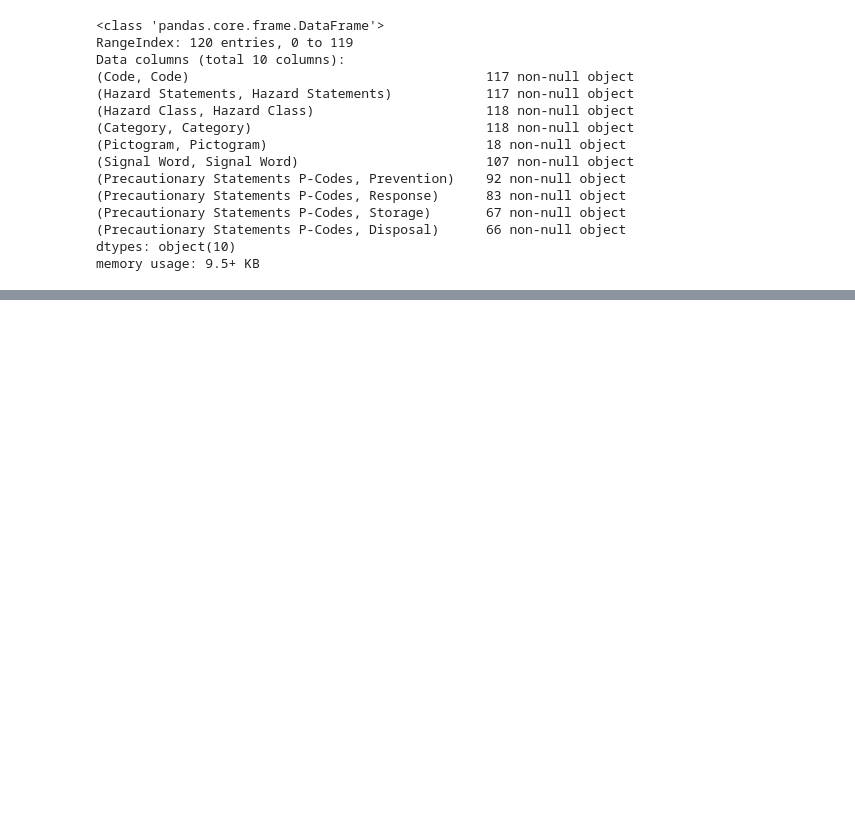
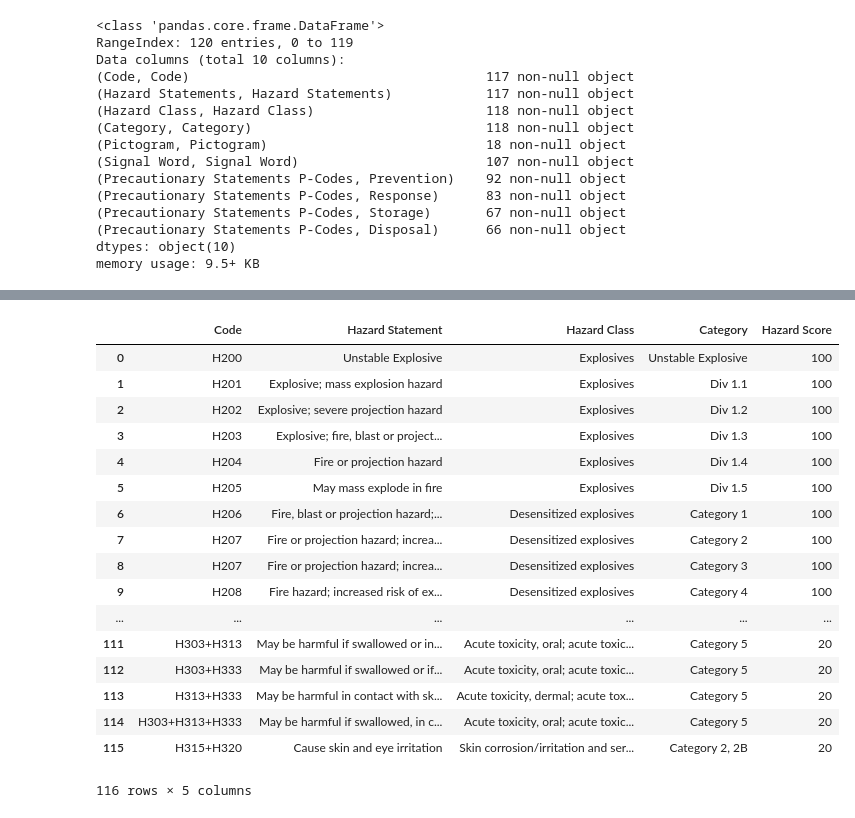
Before and after one commit to jrodguez/des-basis-set, a Jupyter notebook: scripts/safety/ghs-ranking.ipynb, the cells around one changed output, grey strips where cells are left out. Drawn from its saved outputs; the diff is of its cells as text; code cells hidden in the pictures; blank space fills up the shorter version.

Commit message:
Assigned hazard scores to hazard codes and now need to write code to match it all together

```diff
--- a/scripts/safety/ghs-ranking.ipynb
+++ b/scripts/safety/ghs-ranking.ipynb
@@ -48,0 +100,23 @@ memory usage: 9.5+ KB
+# %%
+hazard_score = pd.read_csv('ghs_class.csv')
+# %%
+hazard_score
+# %% [output]
+|  | Code | Hazard Statement | Hazard Class | Category | Hazard Score |
+| 0 | H200 | Unstable Explosive | Explosives | Unstable Explosive | 100 |
+| 1 | H201 | Explosive; mass explosion hazard | Explosives | Div 1.1 | 100 |
+| 2 | H202 | Explosive; severe projection hazard | Explosives | Div 1.2 | 100 |
+| 3 | H203 | Explosive; fire, blast or project... | Explosives | Div 1.3 | 100 |
+| 4 | H204 | Fire or projection hazard | Explosives | Div 1.4 | 100 |
+| 5 | H205 | May mass explode in fire | Explosives | Div 1.5 | 100 |
+| 6 | H206 | Fire, blast or projection hazard;... | Desensitized explosives | Category 1 | 100 |
+| 7 | H207 | Fire or projection hazard; increa... | Desensitized explosives | Category 2 | 100 |
+| 8 | H207 | Fire or projection hazard; increa... | Desensitized explosives | Category 3 | 100 |
+| 9 | H208 | Fire hazard; increased risk of ex... | Desensitized explosives | Category 4 | 100 |
+| ... | ... | ... | ... | ... | ... |
+| 111 | H303+H313 | May be harmful if swallowed or in... | Acute toxicity, oral; acute toxic... | Category 5 | 20 |
+| 112 | H303+H333 | May be harmful if swallowed or if... | Acute toxicity, oral; acute toxic... | Category 5 | 20 |
+| 113 | H313+H333 | May be harmful in contact with sk... | Acute toxicity, dermal; acute tox... | Category 5 | 20 |
+| 114 | H303+H313+H333 | May be harmful if swallowed, in c... | Acute toxicity, oral; acute toxic... | Category 5 | 20 |
+| 115 | H315+H320 | Cause skin and eye irritation | Skin corrosion/irritation and ser... | Category 2, 2B | 20 |
+116 rows × 5 columns
```
Also changed, not shown: parts of 15 cells of this notebook, 7 other files.
